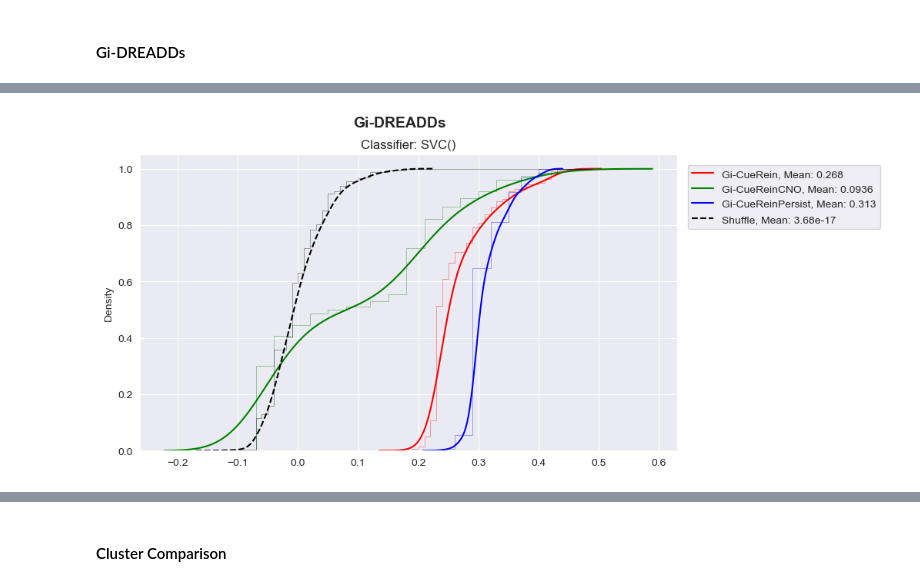
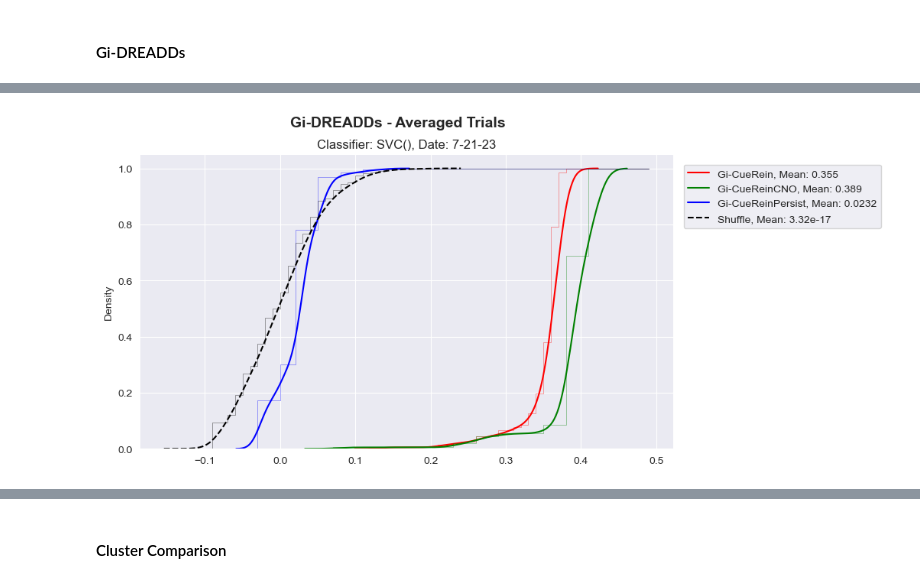
Before and after one commit to datasiansalsa/LC-PrL-DREADDs_Self-Admin_Analysis, a Jupyter notebook: active-lever_analysis/LC-PrL-DREADDs_active-lever_analysis_JJB.ipynb, the cells around one changed output, grey strips where cells are left out. Saved outputs shown, nothing was run; the diff lists cells and outputs as text; code cells hidden in the pictures.

```diff
--- a/active-lever_analysis/LC-PrL-DREADDs_active-lever_analysis_JJB.ipynb
+++ b/active-lever_analysis/LC-PrL-DREADDs_active-lever_analysis_JJB.ipynb
@@ -361,7 +361,7 @@ Baseline epoch: [0, 8]
 Response epoch: [75, 82]
 # %%
 #date of iteration
-date = '7-20-23'
+date = '7-21-23'
 
 #decoding results base directory
 decoding_results_dir = os.path.join(main_results, 'decoding')
@@ -618,6 +632,7 @@ dirs = [
     Gi_cueReinCNO_dir,
     Gi_cueReinPersist_dir]
 
+
 for index in range(len(animal_groups)):
     group = groups[index]
     animals = animal_groups[index]
@@ -631,18 +646,32 @@ for index in range(len(animal_groups)):
             trials = np.load(os.path.join(indir, animal, fov, 'alignedActiveLeverCueData.npy'))
             flags = np.load(os.path.join(indir, animal, fov, 'classificationFlags.npy'))
             try:
-                try:
-                    timeout_mean = np.nanmean(trials[np.where(flags==0),:,:])
-                    trials[np.where(flags==1),:,:] = trials[np.where(flags==1),:,:] - timeout_mean
-                except Exception as e:
+                timeout_mean = np.nanmean(trials[np.where(flags==0),:,:])
+                normalized_trials = trials - timeout_mean #normalize data by subtracting timeout mean
+                cue_trials = normalized_trials[np.where(flags==1),:,:] #separate cue trials from no-cue trials
+                no_cue_trials = normalized_trials[np.where(flags==0),:,:]
+            except Exception as e:
                     print('*** Error: %s ***'%(e))
-                baseline = np.empty_like(trials)
-                response = np.empty_like(trials)
+            try:
+                """
+                This portion can be edited to decode all trials per neuron or averaged trials per neuron.
+                For all trials:
+                - baseline and response array shapes should match trial file shape (3D array)
+                - reference per neuron should look like -> trials[:, epoch of interest, neuron]
+                - y should classify baseline as 0s, and response as 1s -> np.hstack((np.zeros(baseline.shape[0]), np.ones(response.shape[0])))
+
+                For trial means per neuron:
+                - baseline and response arrays should be an array of neurons by trials (2D array)
+                - reference per neuron should look like -> np.nanmean(trials[:, epoch of interest, neuron], axis=1)
+                - the above reference gets assigned to each neuron in respective array -> baseline[:,neuron] = [...]
+                """
+                baseline = np.ones([normalized_trials.shape[0], normalized_trials.shape[2]])
+                response = np.ones([normalized_trials.shape[0], normalized_trials.shape[2]])
                 for neuron in range(trials.shape[2]):
-                    baseline[:,pre_window_size-int(3*7.5):pre_window_size,neuron] = trials[:,pre_window_size-int(3*7.5):pre_window_size,neuron]
-                    response[:,pre_window_size:pre_window_size+int(6*7.5),neuron] = trials[:,pre_window_size:pre_window_size+int(6*7.5),neuron]
-                    X = np.vstack((baseline[:,:,neuron], response[:,:,neuron]))
-                    y = np.hstack((np.zeros(len(baseline)), np.ones(len(response))))
+                    baseline[:,neuron] = np.nanmean(normalized_trials[:, baseline_epoch[0]:baseline_epoch[1], neuron], axis=1)
+                    response[:,neuron] = np.nanmean(normalized_trials[:, response_epoch[0]:response_epoch[1], neuron], axis=1)
+                    X = np.vstack((baseline, response))
+                    y = np.hstack((np.zeros(baseline.shape[0]), np.ones(response.shape[0]))) #baseline classified as 0s, response classified as 1s
                     search.fit(X, y)
                     classification_accuracy[group]['unshuffled'][neuron] = search.best_score_
                     shuffled_y = np.random.permutation(y)
@@ -732,36 +725,36 @@ for index in range(len(groups)):
         )
     sns.histplot(
         unshuffle,
         element='step',
         fill=False,
         cumulative=True,
         stat='density',
         bins=bins,
         color=c,
         alpha=.5,
         linewidth=.5
         )
 sns.kdeplot(all_shuffled, label='Shuffle, Mean: %s'%('{0:.3g}'.format(np.mean(np.array(all_shuffled)))), cumulative=True, color='k', linestyle='--')
 sns.histplot(
         all_shuffled,
         element='step',
         fill=False,
         cumulative=True,
         stat='density',
         bins=bins,
         color='k',
         alpha=.5,
         linewidth=.5
         )
 plt.legend(loc=(1.02,.75), fontsize=10)
-plt.suptitle('Gi-DREADDs', fontsize=14, fontweight='bold')
-plt.title('Classifier: %s'%(str(pipe[1])))
+plt.suptitle('Gi-DREADDs - Averaged Trials', fontsize=14, fontweight='bold')
+plt.title('Classifier: %s, Date: %s'%(str(pipe[1]), date))
 
 plt.savefig(os.path.join(iteration_results, 'LC-PrL-DREADDs_SA_Gi-Groups.PDF'), format='PDF', bbox_inches="tight")
 
 plt.show()
 # %% [output]
-[figure, old version]
+[figure, new version]
 # %%
 #plotting clusters per group
 
```
Also changed, not shown: parts of 8 cells of this notebook, 47 other files.
